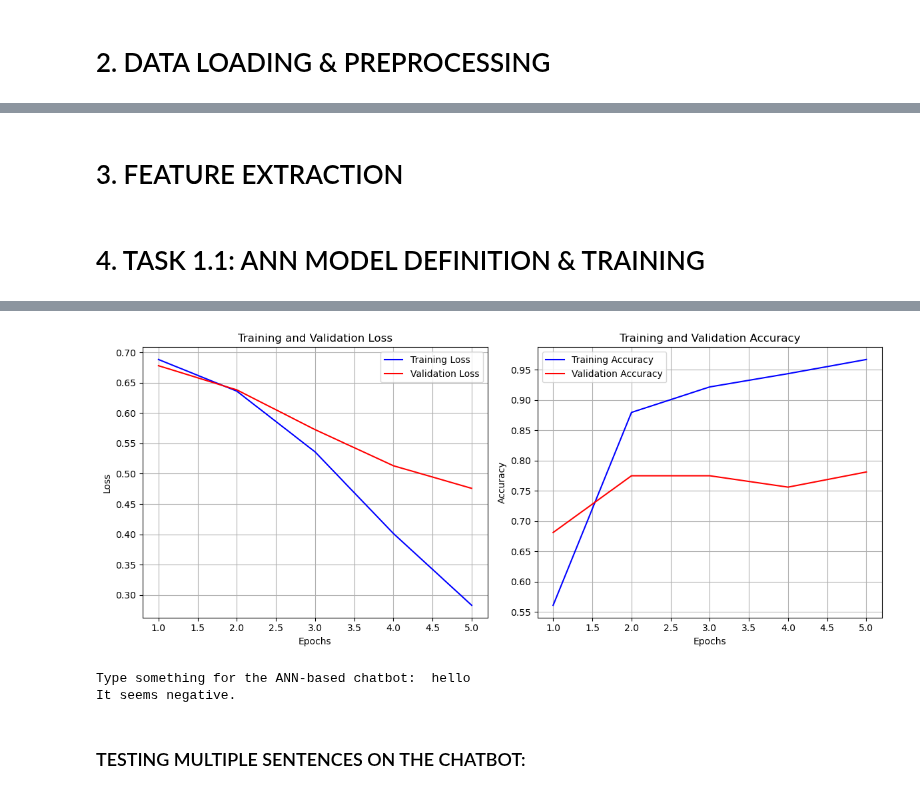
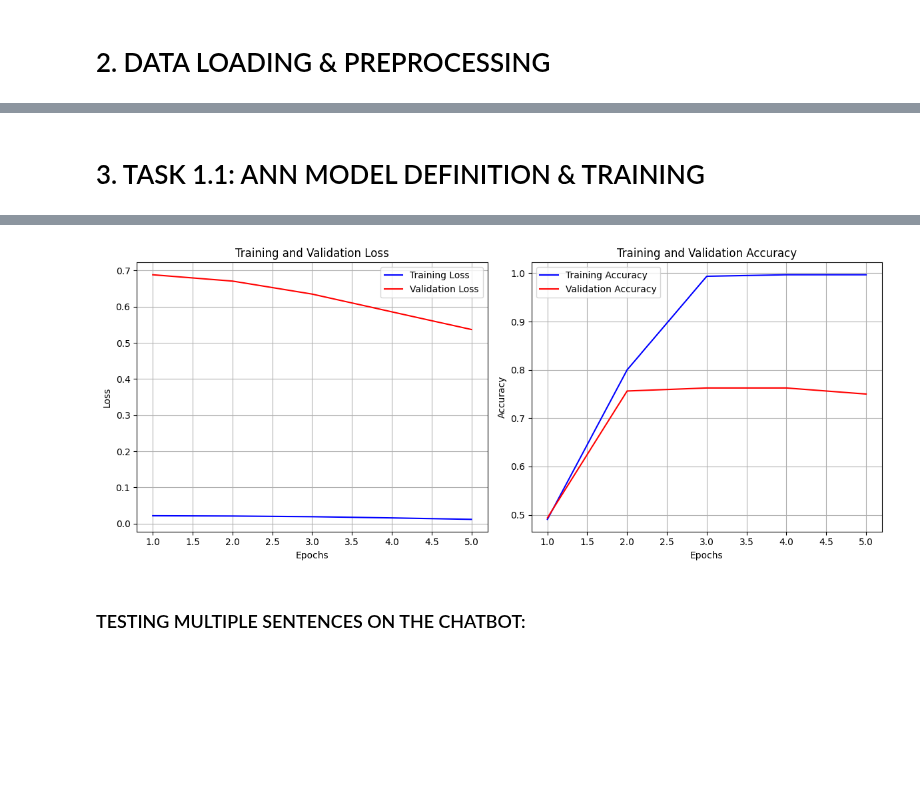
Before and after one commit to williamporomaa/D7047E_exercise_group_5, a Jupyter notebook: Lab1/lab1_ANN_n_Transformers.ipynb, the cells around one changed output, grey strips where cells are left out. Drawn from its saved outputs; the diff is of its cells as text; code cells hidden in the pictures; blank space fills up the shorter version.

```diff
--- a/Lab1/lab1_ANN_n_Transformers.ipynb
+++ b/Lab1/lab1_ANN_n_Transformers.ipynb
@@ -186,21 +164,5 @@ LookupError:
-# %% [markdown]
-# 3. FEATURE EXTRACTION
-# %%
-# We use a simple Bag-of-Words vectorizer for demonstration.
-vectorizer = CountVectorizer()
-
-# Fit vectorizer on training reviews
-X_train = vectorizer.fit_transform(train_data['review']).toarray()
-y_train = train_data['label'].values
-
-# Transform validation and test reviews
-X_val = vectorizer.transform(val_data['review']).toarray()
-y_val = val_data['label'].values
-
-X_test = vectorizer.transform(test_data['review']).toarray()
-y_test = test_data['label'].values
 # %% [markdown]
-# 4. TASK 1.1: ANN MODEL DEFINITION & TRAINING
+# 3. TASK 1.1: ANN MODEL DEFINITION & TRAINING
 # %%
 class SimpleANN(nn.Module):
     """
@@ -222,15 +184,20 @@ class SimpleANN(nn.Module):
 
 # Instantiate the ANN
 input_dim = X_train.shape[1]  # Number of features from BOW
-model_ann = SimpleANN(input_dim, hidden_dim=128, output_dim=1)
-
+model_ann = SimpleANN(input_dim, hidden_dim=128, output_dim=1).to(device)
+model_ann = model_ann.to(device)
 criterion_ann = nn.BCELoss()  # Binary cross-entropy loss
 optimizer_ann = optim.Adam(model_ann.parameters(), lr=0.001)
 
-X_train_torch = torch.FloatTensor(X_train)
-y_train_torch = torch.FloatTensor(y_train).view(-1, 1)
-X_val_torch = torch.FloatTensor(X_val)
-y_val_torch = torch.FloatTensor(y_val).view(-1, 1)
+model_ann, optimizer_ann = ipex.optimize(model_ann, optimizer=optimizer_ann)
+
+X_train_dense = X_train.toarray()
+X_val_dense = X_val.toarray()
+
+X_train_torch = torch.FloatTensor(X_train_dense).to(device)
+y_train_torch = torch.FloatTensor(y_train).reshape(-1, 1).to(device)
+X_val_torch = torch.FloatTensor(X_val_dense).to(device)
+y_val_torch = torch.FloatTensor(y_val).reshape(-1, 1).to(device)
 
 def train_ann(model, criterion, optimizer, epochs=5, batch_size=32):
     """
@@ -283,14 +250,14 @@ def train_ann(model, criterion, optimizer, epochs=5, batch_size=32):
 
         # Store metrics
         train_losses.append(epoch_train_loss)
-        val_losses.append(val_loss)
+        val_losses.append(val_loss.item())
         train_accuracies.append(epoch_train_acc)
         val_accuracies.append(val_acc)
 
 
         print(f"Epoch [{epoch+1}/{epochs}], "
               f"Train Loss: {running_loss/len(X_train_torch):.4f}, "
-              f"Val Loss: {val_loss.item():.4f}"
+              f"Val Loss: {val_loss.item():.4f}, "
               f"Train Acc: {epoch_train_acc:.4f}, "
               f"Val Acc: {val_acc:.4f}")
 
@@ -344,7 +311,7 @@ def chatbot_response_ann(model, user_input):
     feeds it into the ANN model, and returns a sentiment response.
     """
     user_vec = vectorizer.transform([user_input]).toarray()
-    user_tensor = torch.FloatTensor(user_vec)
+    user_tensor = torch.FloatTensor(user_vec).to(device)
 
     model.eval()
     with torch.no_grad():
@@ -355,7 +322,4 @@ def chatbot_response_ann(model, user_input):
         return "It sounds positive!"
     else:
         return "It seems negative."
-
-user_input_example = input("Type something for the ANN-based chatbot: ")
-print(chatbot_response_ann(model_ann, user_input_example))
 # %% [output]
@@ -367,6 +331,4 @@ Epoch [5/5], Train Loss: 0.2828, Val Loss: 0.4759, Train Acc: 0.9672, Val Acc: 0
-[figure, old version]
+[figure, new version]
-Type something for the ANN-based chatbot:  hello
-It seems negative.
 # %% [markdown]
 ### TESTING MULTIPLE SENTENCES ON THE CHATBOT:
 # %%
```
Also changed, not shown: parts of 12 cells of this notebook.
